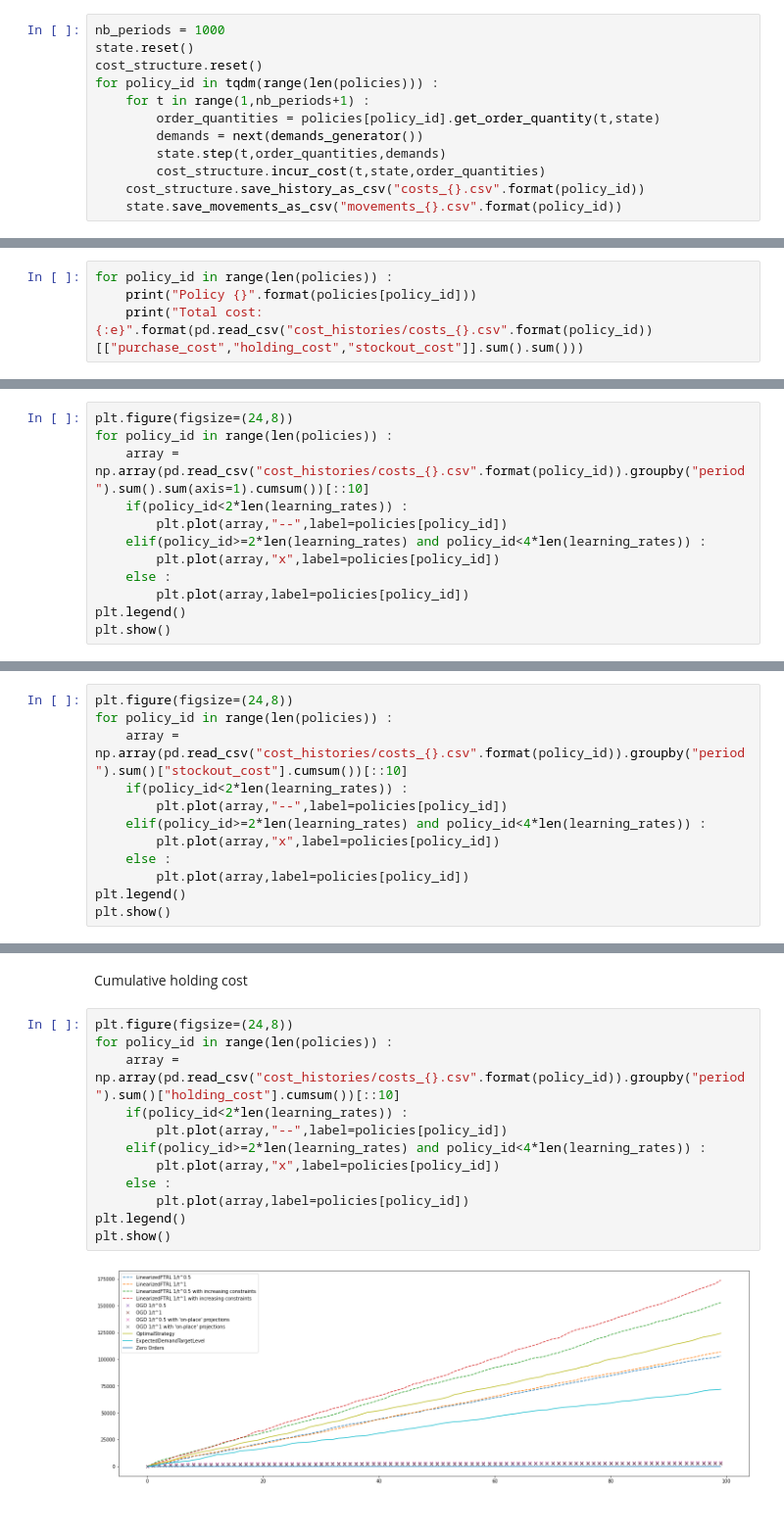
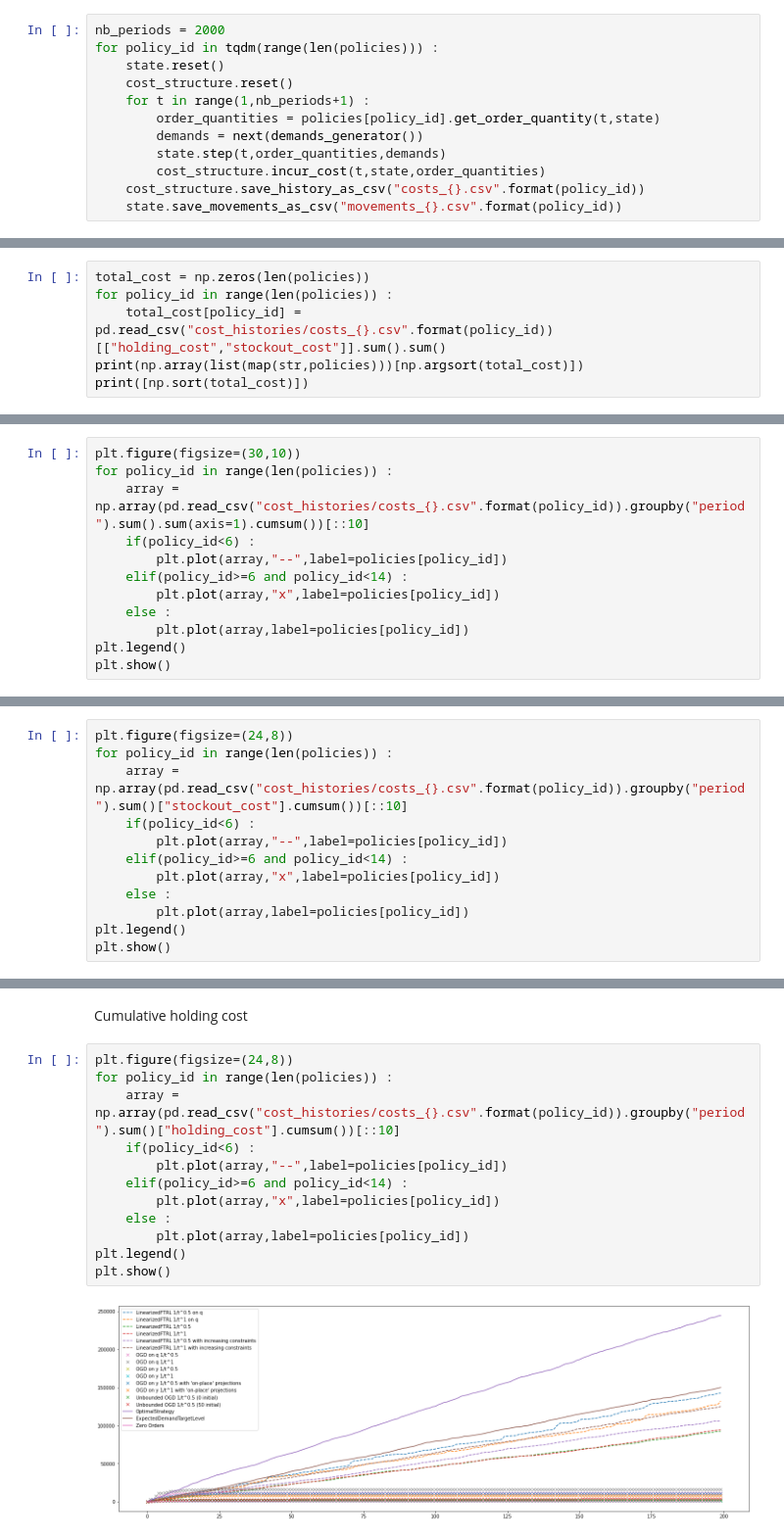
Before and after one commit to Califrais/newsvendor_tester, a Jupyter notebook: main_notebook.ipynb, the cells around one changed output, grey strips where cells are left out. Shown at 98% size. Cells and saved outputs as stored; diff of their text form.

```diff
--- a/main_notebook.ipynb
+++ b/main_notebook.ipynb
@@ -141,10 +152,10 @@ Optimal unconstrainted base-stock level: [65.38724295]
 # %% [markdown]
 Running the simulations
 # %%
-nb_periods = 1000
-state.reset()
-cost_structure.reset()
+nb_periods = 2000
 for policy_id in tqdm(range(len(policies))) :
+    state.reset()
+    cost_structure.reset()
     for t in range(1,nb_periods+1) :
         order_quantities = policies[policy_id].get_order_quantity(t,state)
         demands = next(demands_generator())
@@ -157,7 +168,9 @@ for policy_id in tqdm(range(len(policies))) :
 # %% [markdown]
 Aggregated costs
 # %%
+total_cost = np.zeros(len(policies))
 for policy_id in range(len(policies)) :
-    print("Policy {}".format(policies[policy_id]))
-    print("Total cost: {:e}".format(pd.read_csv("cost_histories/costs_{}.csv".format(policy_id))[["purchase_cost","holding_cost","stockout_cost"]].sum().sum()))
+    total_cost[policy_id] = pd.read_csv("cost_histories/costs_{}.csv".format(policy_id))[["holding_cost","stockout_cost"]].sum().sum()
+print(np.array(list(map(str,policies)))[np.argsort(total_cost)])
+print([np.sort(total_cost)])
 # %% [output]
@@ -181,12 +193,12 @@ Total cost: 5.334944e+05
 # %% [markdown]
 Cumulative total cost
 # %%
-plt.figure(figsize=(24,8))
+plt.figure(figsize=(30,10))
 for policy_id in range(len(policies)) :
     array = np.array(pd.read_csv("cost_histories/costs_{}.csv".format(policy_id)).groupby("period").sum().sum(axis=1).cumsum())[::10]
-    if(policy_id<2*len(learning_rates)) :
+    if(policy_id<6) :
         plt.plot(array,"--",label=policies[policy_id])
-    elif(policy_id>=2*len(learning_rates) and policy_id<4*len(learning_rates)) :
+    elif(policy_id>=6 and policy_id<14) :
         plt.plot(array,"x",label=policies[policy_id])
     else :
         plt.plot(array,label=policies[policy_id])
@@ -198,9 +212,9 @@ plt.show()
 plt.figure(figsize=(24,8))
 for policy_id in range(len(policies)) :
     array = np.array(pd.read_csv("cost_histories/costs_{}.csv".format(policy_id)).groupby("period").sum()["stockout_cost"].cumsum())[::10]
-    if(policy_id<2*len(learning_rates)) :
+    if(policy_id<6) :
         plt.plot(array,"--",label=policies[policy_id])
-    elif(policy_id>=2*len(learning_rates) and policy_id<4*len(learning_rates)) :
+    elif(policy_id>=6 and policy_id<14) :
         plt.plot(array,"x",label=policies[policy_id])
     else :
         plt.plot(array,label=policies[policy_id])
@@ -213,14 +227,14 @@ Cumulative holding cost
 # %%
 plt.figure(figsize=(24,8))
 for policy_id in range(len(policies)) :
     array = np.array(pd.read_csv("cost_histories/costs_{}.csv".format(policy_id)).groupby("period").sum()["holding_cost"].cumsum())[::10]
-    if(policy_id<2*len(learning_rates)) :
+    if(policy_id<6) :
         plt.plot(array,"--",label=policies[policy_id])
-    elif(policy_id>=2*len(learning_rates) and policy_id<4*len(learning_rates)) :
+    elif(policy_id>=6 and policy_id<14) :
         plt.plot(array,"x",label=policies[policy_id])
     else :
         plt.plot(array,label=policies[policy_id])
 plt.legend()
 plt.show()
 # %% [output]
-[figure, old version]
+[figure, new version]
```
Also changed, not shown: parts of 6 cells of this notebook, 40 other files.
